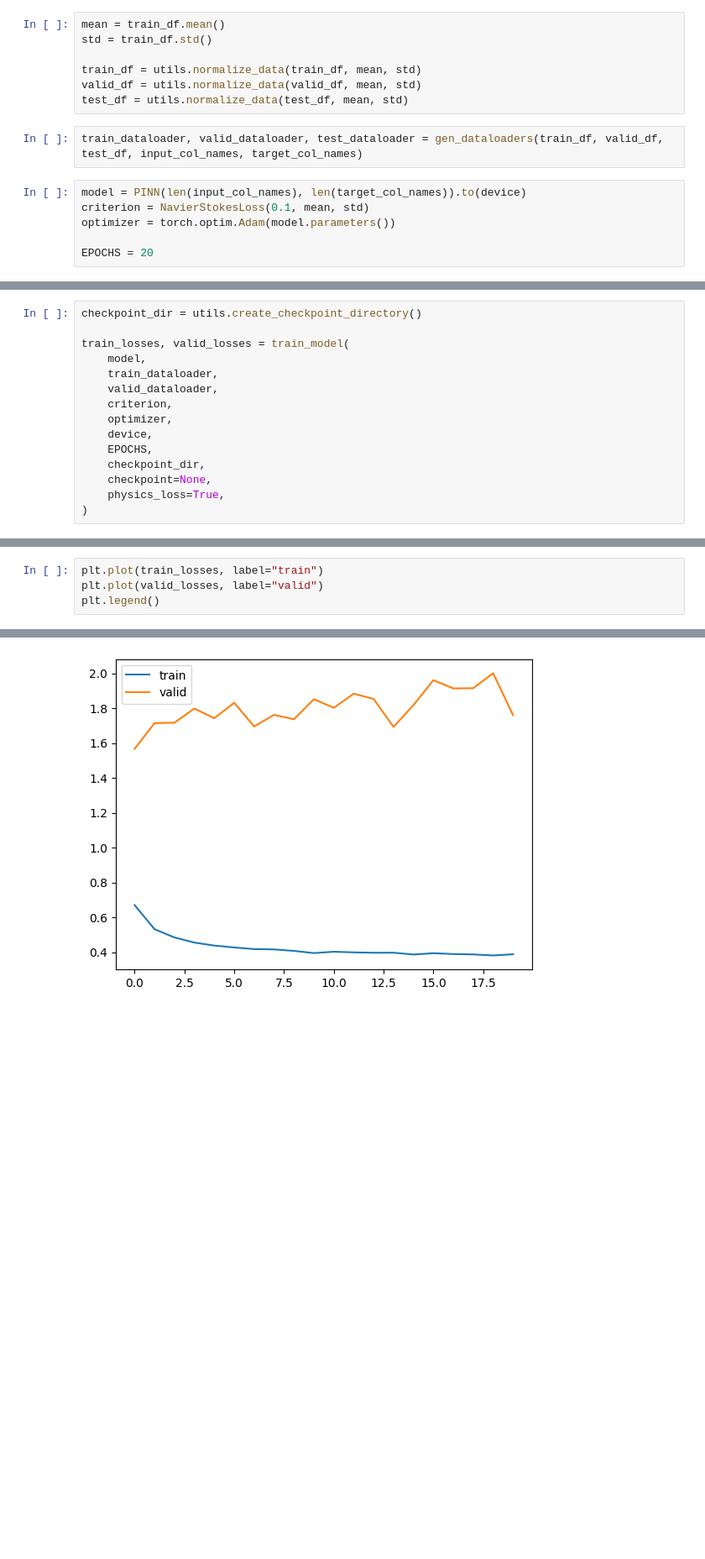
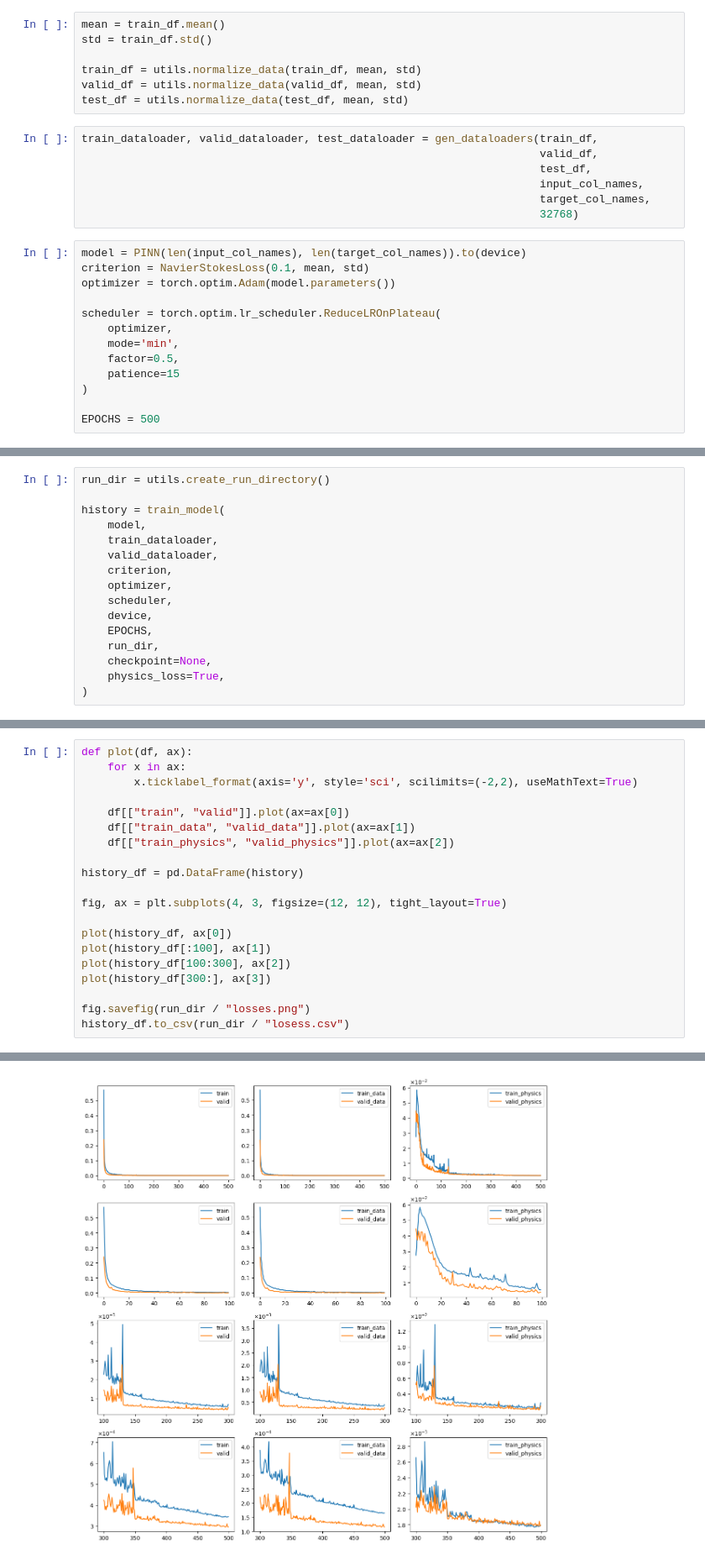
Before and after one commit to flalovic/PINN-for-Simulating-2D-Incompressible-Fluid-Dynamics, a Jupyter notebook: main.ipynb, the cells around one changed output, grey strips where cells are left out. Shown at 84% size. Saved outputs shown, nothing was run; the diff lists cells and outputs as text; blank space fills up the shorter version.

```diff
--- a/main.ipynb
+++ b/main.ipynb
@@ -80,10 +80,22 @@ train_df = utils.normalize_data(train_df, mean, std)
 valid_df = utils.normalize_data(valid_df, mean, std)
 test_df = utils.normalize_data(test_df, mean, std)
 # %%
-train_dataloader, valid_dataloader, test_dataloader = gen_dataloaders(train_df, valid_df, test_df, input_col_names, target_col_names)
+train_dataloader, valid_dataloader, test_dataloader = gen_dataloaders(train_df,
+                                                                      valid_df,
+                                                                      test_df,
+                                                                      input_col_names,
+                                                                      target_col_names,
+                                                                      32768)
 # %%
 model = PINN(len(input_col_names), len(target_col_names)).to(device)
 criterion = NavierStokesLoss(0.1, mean, std)
 optimizer = torch.optim.Adam(model.parameters())
 
-EPOCHS = 20
+scheduler = torch.optim.lr_scheduler.ReduceLROnPlateau(
+    optimizer,
+    mode='min',
+    factor=0.5,
+    patience=15
+)
+
+EPOCHS = 500
@@ -90,15 +108,16 @@ EPOCHS = 20
 # %%
-checkpoint_dir = utils.create_checkpoint_directory()
+run_dir = utils.create_run_directory()
 
-train_losses, valid_losses = train_model(
+history = train_model(
     model,
     train_dataloader,
     valid_dataloader,
     criterion,
     optimizer,
+    scheduler,
     device,
     EPOCHS,
-    checkpoint_dir,
+    run_dir,
     checkpoint=None,
     physics_loss=True,
 )
@@ -105,5 +138,21 @@ train_losses, valid_losses = train_model(
 # %%
-plt.plot(train_losses, label="train")
-plt.plot(valid_losses, label="valid")
-plt.legend()
+def plot(df, ax):
+    for x in ax:
+        x.ticklabel_format(axis='y', style='sci', scilimits=(-2,2), useMathText=True)
+
+    df[["train", "valid"]].plot(ax=ax[0])
+    df[["train_data", "valid_data"]].plot(ax=ax[1])
+    df[["train_physics", "valid_physics"]].plot(ax=ax[2])
+
+history_df = pd.DataFrame(history)
+
+fig, ax = plt.subplots(4, 3, figsize=(12, 12), tight_layout=True)
+
+plot(history_df, ax[0])
+plot(history_df[:100], ax[1])
+plot(history_df[100:300], ax[2])
+plot(history_df[300:], ax[3])
+
+fig.savefig(run_dir / "losses.png")
+history_df.to_csv(run_dir / "losess.csv")
 # %% [output]
@@ -111,2 +159,2 @@ plt.legend()
-[figure, old version]
+[figure, new version]
 # %%
```
Also changed, not shown: parts of 20 cells of this notebook, 4 other files.
